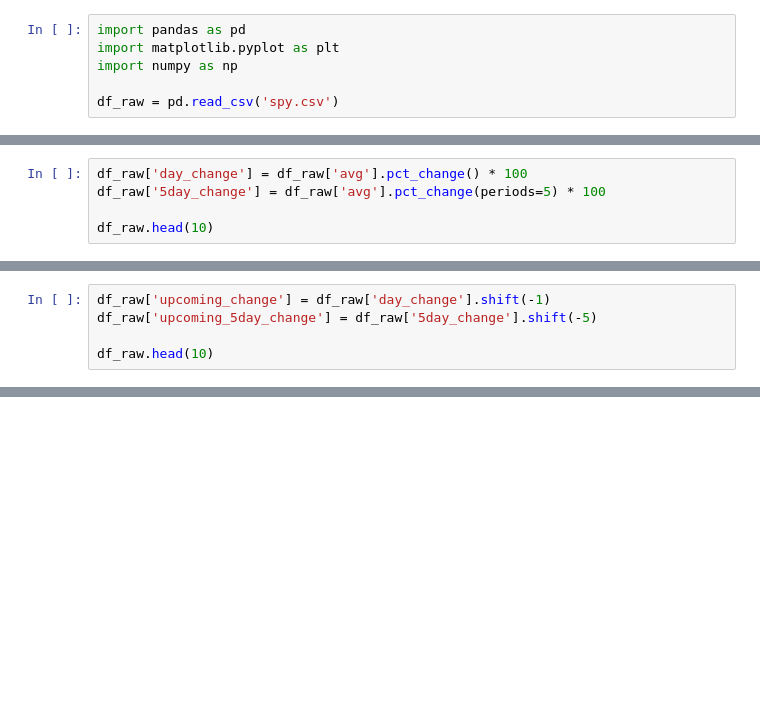
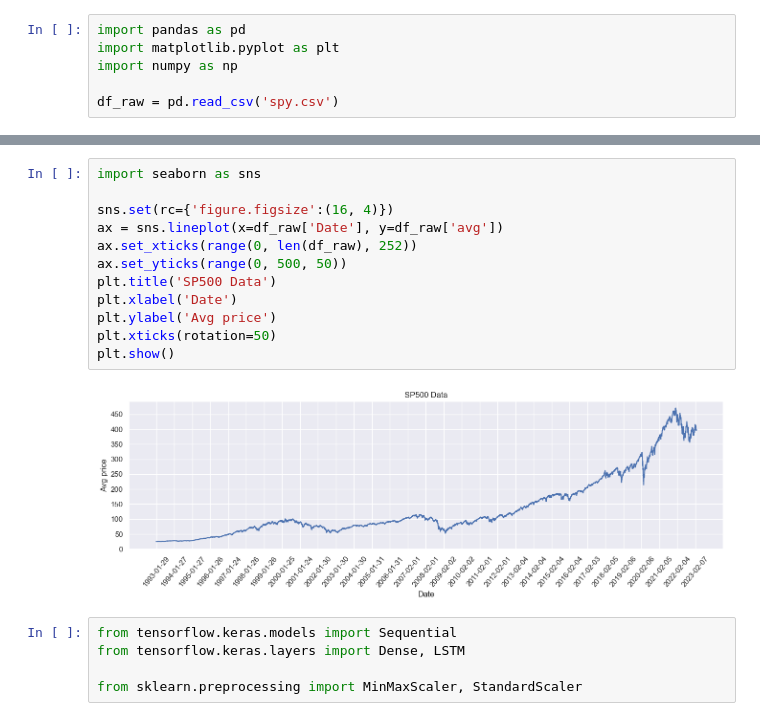
Before and after one commit to okenreed/aai501_final, a Jupyter notebook: final.ipynb, the cells around one changed output, grey strips where cells are left out. Drawn from its saved outputs; the diff is of its cells as text; blank space fills up the shorter version.

```diff
--- a/final.ipynb
+++ b/final.ipynb
@@ -24,8 +24,3 @@ df_raw.head()
 | 2 | 1993-02-02 | 25.379673 | 25.469354 | 25.325865 | 25.451418 | 201300 | 2 | 1 | 5 | 2 | 1993 | ... |
 | 3 | 1993-02-03 | 25.487270 | 25.738376 | 25.469334 | 25.720440 | 529400 | 3 | 2 | 5 | 2 | 1993 | ... |
 | 4 | 1993-02-04 | 25.810132 | 25.881876 | 25.523153 | 25.828068 | 531500 | 4 | 3 | 5 | 2 | 1993 | ... |
-# %%
-df_raw['day_change'] = df_raw['avg'].pct_change() * 100
-df_raw['5day_change'] = df_raw['avg'].pct_change(periods=5) * 100
-
-df_raw.head(10)
@@ -44,5 +26,0 @@ df_raw.head(10)
-# %%
-df_raw['upcoming_change'] = df_raw['day_change'].shift(-1)
-df_raw['upcoming_5day_change'] = df_raw['5day_change'].shift(-5)
-
-df_raw.head(10)
@@ -60,0 +27,19 @@ df_raw.head(10)
+# %%
+import seaborn as sns
+
+sns.set(rc={'figure.figsize':(16, 4)})
+ax = sns.lineplot(x=df_raw['Date'], y=df_raw['avg'])
+ax.set_xticks(range(0, len(df_raw), 252))
+ax.set_yticks(range(0, 500, 50))
+plt.title('SP500 Data')
+plt.xlabel('Date')
+plt.ylabel('Avg price')
+plt.xticks(rotation=50)
+plt.show()
+# %% [output]
+[figure, added]
+# %%
+from tensorflow.keras.models import Sequential
+from tensorflow.keras.layers import Dense, LSTM
+
+from sklearn.preprocessing import MinMaxScaler, StandardScaler
```
Also changed, not shown: parts of 9 cells of this notebook, 5 other files.
